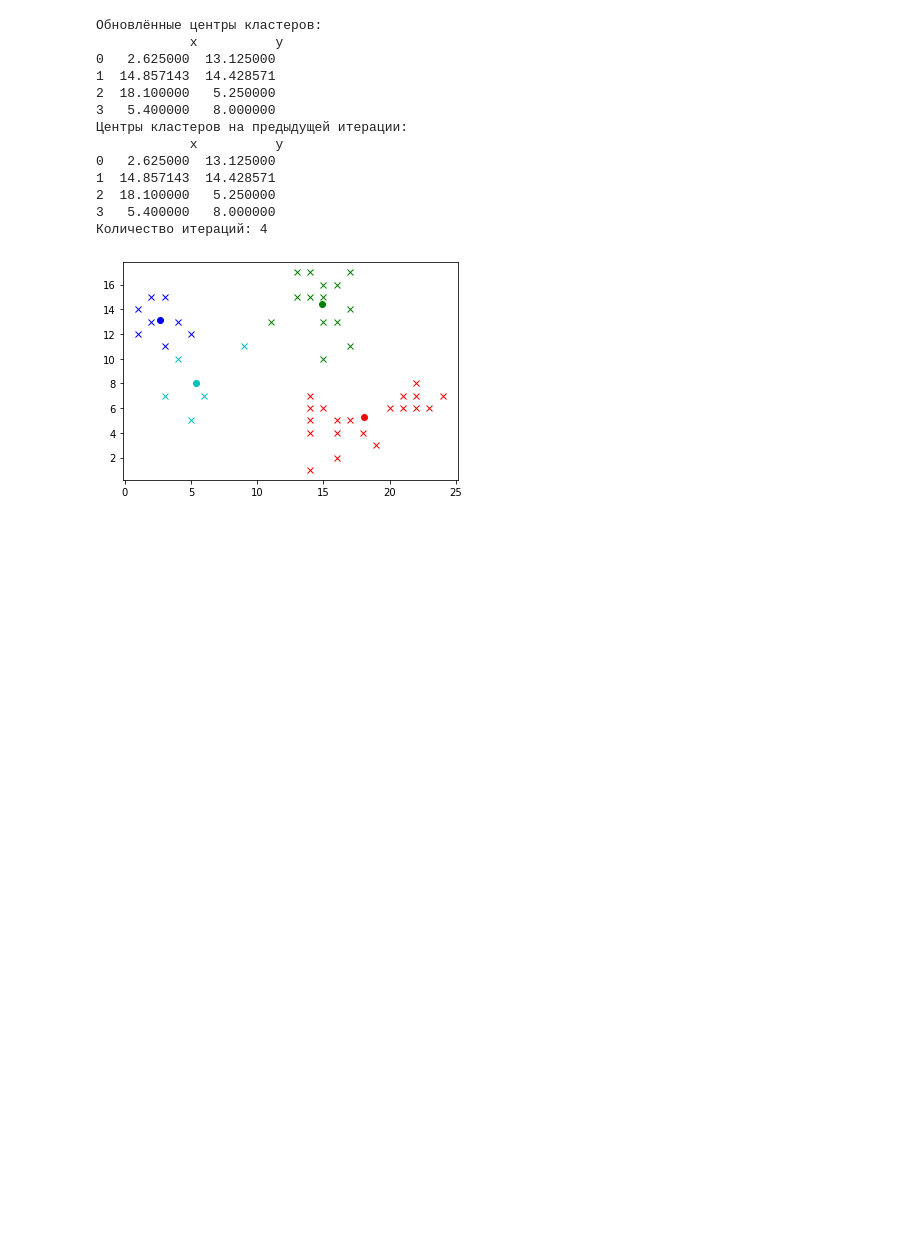
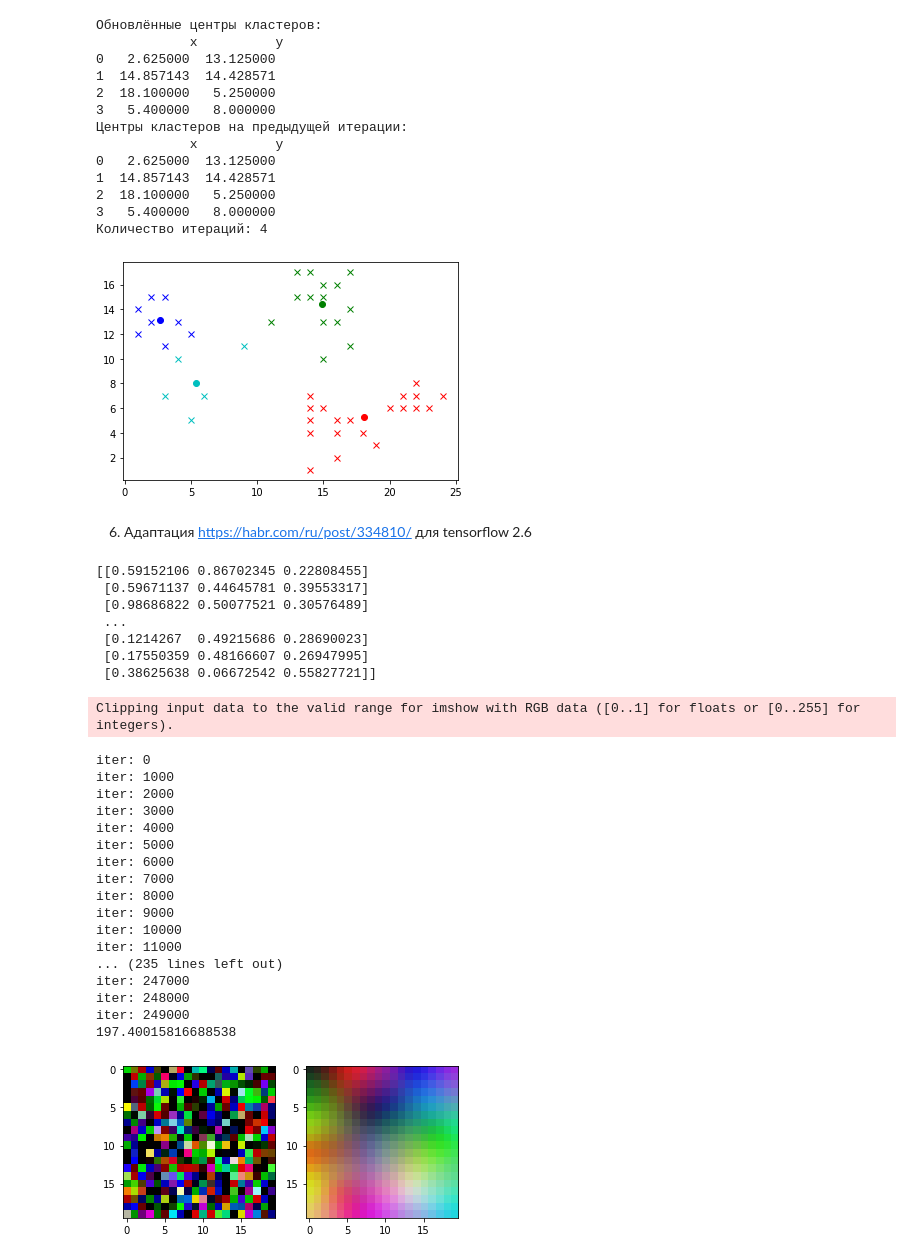
Before and after one commit to latinskiebukvi/edu, a Jupyter notebook: 4_clasterization/clasterization.ipynb, the cells around one changed output. Cells and saved outputs as stored; diff of their text form; code cells hidden in the pictures; blank space fills up the shorter version.

Commit message:
Added rewrite https://habr.com/ru/post/334810/

```diff
--- a/4_clasterization/clasterization.ipynb
+++ b/4_clasterization/clasterization.ipynb
@@ -132,3 +135,5 @@ plotCentresAndWorklist(w = workList, c = centroids)
 3   5.400000   8.000000
 Количество итераций: 4
 [figure]
+# %% [markdown]
+6. Адаптация https://habr.com/ru/post/334810/ для tensorflow 2.6
@@ -134,0 +227,29 @@ plotCentresAndWorklist(w = workList, c = centroids)
+# %%
+test_som_with_color_data(som_dim = 20)
+# %% [output]
+[[0.59152106 0.86702345 0.22808455]
+ [0.59671137 0.44645781 0.39553317]
+ [0.98686822 0.50077521 0.30576489]
+ ...
+ [0.1214267  0.49215686 0.28690023]
+ [0.17550359 0.48166607 0.26947995]
+ [0.38625638 0.06672542 0.55827721]]
+Clipping input data to the valid range for imshow with RGB data ([0..1] for floats or [0..255] for integers).
+iter: 0
+iter: 1000
+iter: 2000
+iter: 3000
+iter: 4000
+iter: 5000
+iter: 6000
+iter: 7000
+iter: 8000
+iter: 9000
+iter: 10000
+iter: 11000
+... (235 lines left out)
+iter: 247000
+iter: 248000
+iter: 249000
+197.40015816688538
+[figure, added]
```
Also changed, not shown: parts of 3 cells of this notebook.
